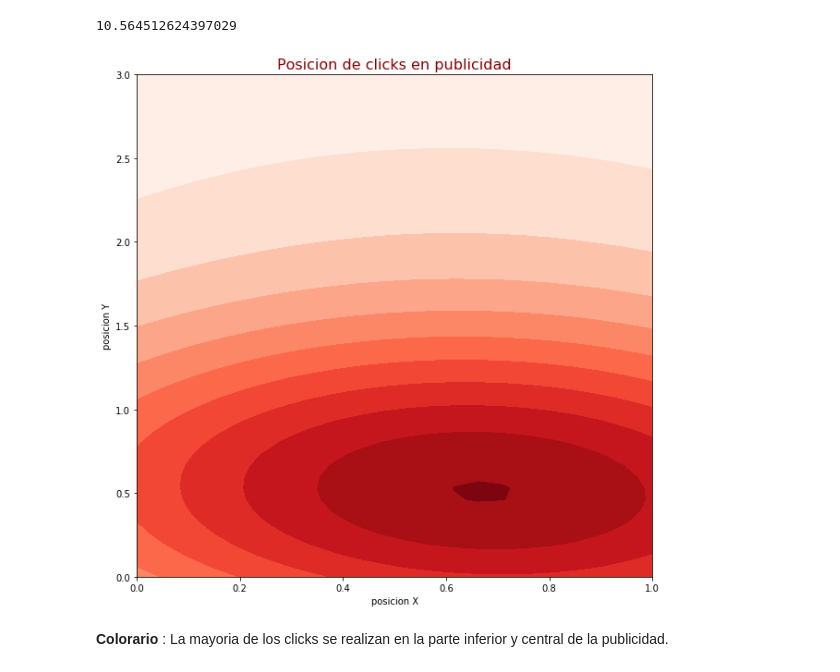
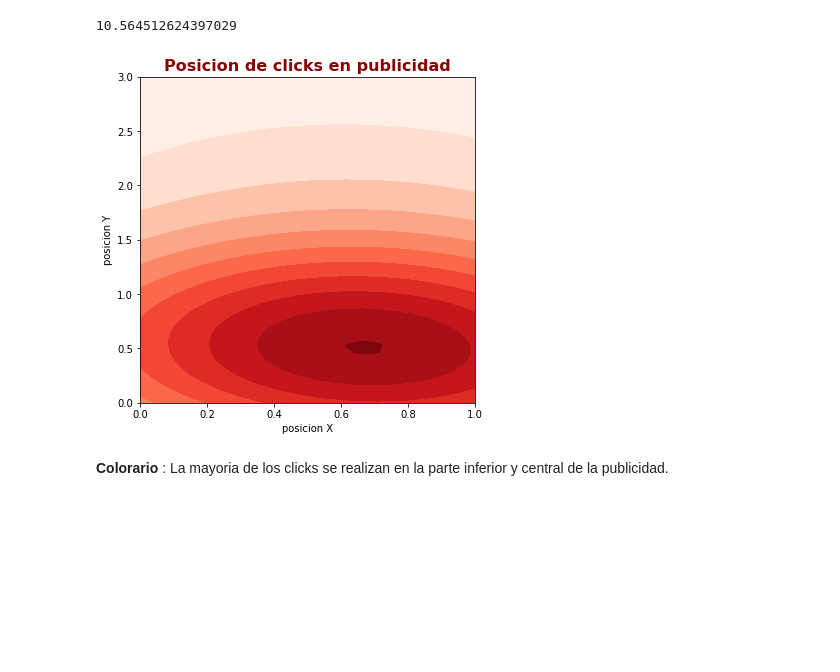
Before and after one commit to freedocx/7506Jampp, a Jupyter notebook: Ani/analisis-exploratorio-jammp.ipynb, the cells around one changed output. Drawn from its saved outputs; the diff is of its cells as text; code cells hidden in the pictures; blank space fills up the shorter version.

```diff
--- a/Ani/analisis-exploratorio-jammp.ipynb
+++ b/Ani/analisis-exploratorio-jammp.ipynb
@@ -251,19 +249,19 @@ positions["touchY"].apply(lambda x: x>3).mean()*100
 positions = positions[positions.touchY<3]
 # %%
 # Grafico
-f, ax = plt.subplots(figsize=(10,10))
+f, ax = plt.subplots(figsize=(6,6))
 
 ax = sns.kdeplot(positions['touchX'], positions['touchY'], cmap="Reds", shade=True, bw=.60, shade_lowest=True)
 
 ax.set_xlabel('posicion X')
 ax.set_ylabel('posicion Y')
-ax.set_title('Posicion de clicks en publicidad', fontdict={'color':'darkred','size': 16})
+ax.set_title('Posicion de clicks en publicidad', fontweight='bold', fontdict={'color':'darkred','size': 16})
 
 plt.axis([0,1,0,3])
 
 plt.show()
 # %% [output]
-[figure, old version]
+[figure, new version]
 # %% [markdown]
 **Colorario** : La mayoria de los clicks se realizan en la parte inferior y central de la publicidad.
 # %% [markdown]
```
Also changed, not shown: parts of 15 cells of this notebook.
